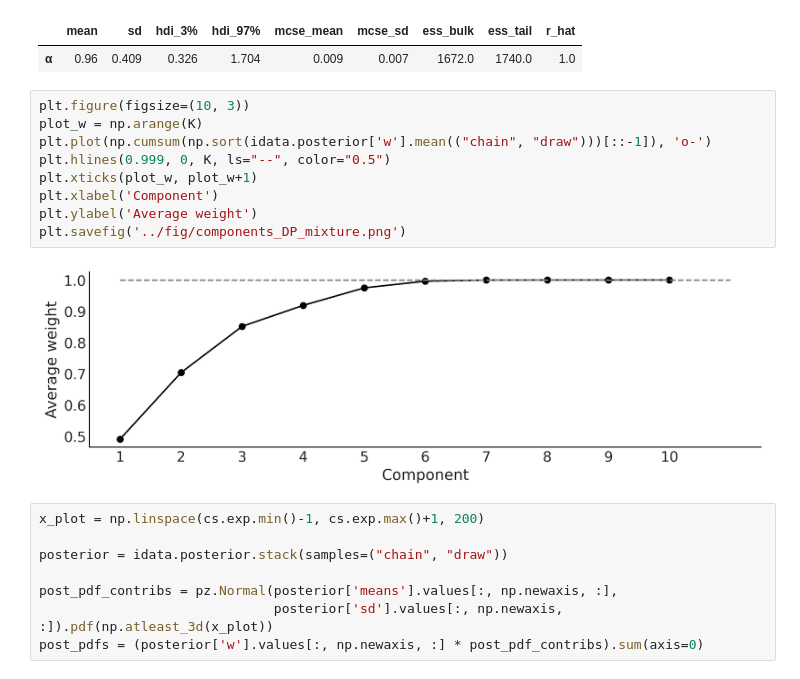
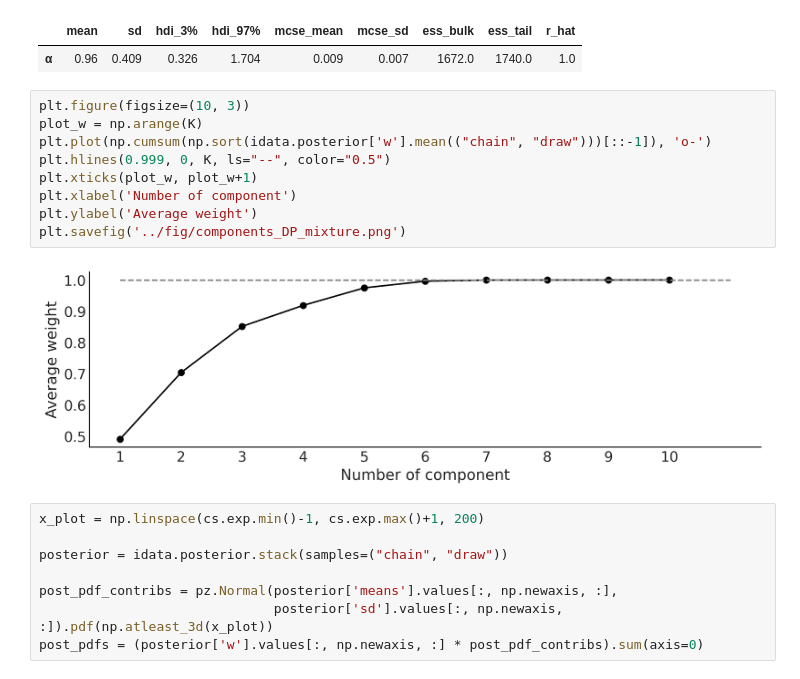
Before and after one commit to aloctavodia/BAP3, a Jupyter notebook: code/Chp_07.ipynb, the cells around one changed output. Drawn from its saved outputs; the diff is of its cells as text.

```diff
--- a/code/Chp_07.ipynb
+++ b/code/Chp_07.ipynb
@@ -443,14 +445,14 @@ az.summary(idata, var_names=['α'])
 # %%
 plt.figure(figsize=(10, 3))
 plot_w = np.arange(K)
 plt.plot(np.cumsum(np.sort(idata.posterior['w'].mean(("chain", "draw")))[::-1]), 'o-')
 plt.hlines(0.999, 0, K, ls="--", color="0.5")
 plt.xticks(plot_w, plot_w+1)
-plt.xlabel('Component')
+plt.xlabel('Number of component')
 plt.ylabel('Average weight')
 plt.savefig('../fig/components_DP_mixture.png')
 # %% [output]
-[figure, old version]
+[figure, new version]
 # %%
 x_plot = np.linspace(cs.exp.min()-1, cs.exp.max()+1, 200)
 
```
Also changed, not shown: parts of 12 cells of this notebook, 5 other files.
